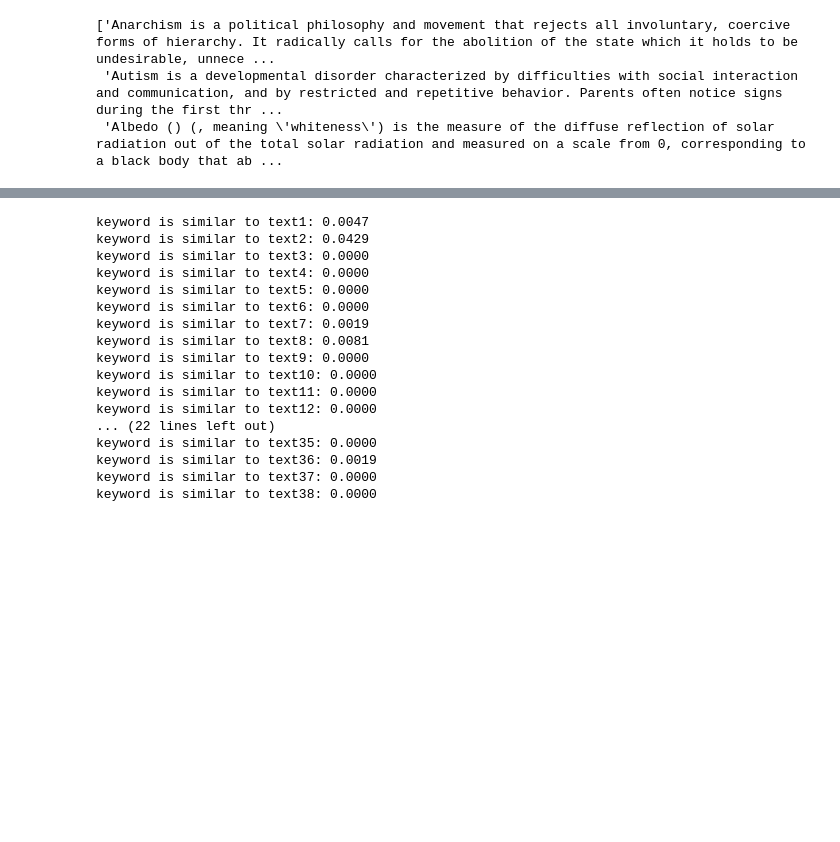
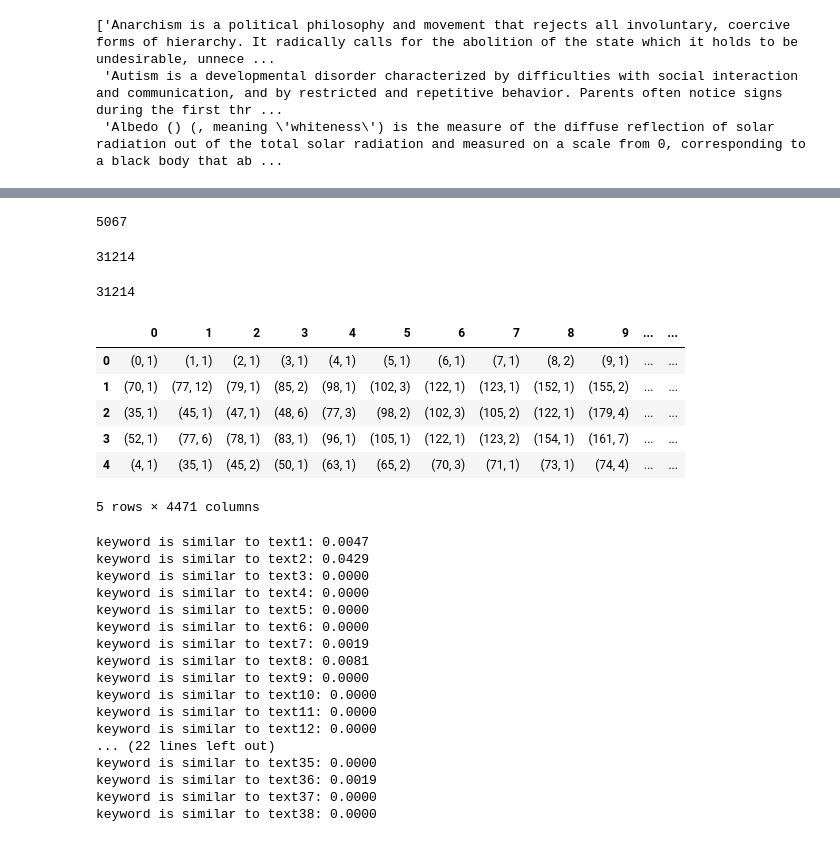
Before and after one commit to candicenanako/ANLY502_Final, a Jupyter notebook: Similarity.ipynb, the cells around one changed output, grey strips where cells are left out. Drawn from its saved outputs; the diff is of its cells as text; code cells hidden in the pictures; blank space fills up the shorter version.

Commit message:
with bow table

```diff
--- a/Similarity.ipynb
+++ b/Similarity.ipynb
@@ -61,5 +59,9 @@ unable to import 'smart_open.gcs', disabling that module
 # %%
 pages3 = [d.split() for d in pages2]
+# %%
+len(pages3[0])
+# %% [output]
+5067
 # %%
 keyword = "human behavior"
 dictionary = corpora.Dictionary(pages3)
@@ -67,3 +69,25 @@ corpus = [dictionary.doc2bow(text) for text in pages3]
 tfidf = models.TfidfModel(corpus)
 feature_count = len(dictionary.token2id)
 kw_vector = dictionary.doc2bow(keyword.split())
+# %%
+len(dictionary)
+# %% [output]
+31214
+# %%
+len(dictionary.token2id)
+# %% [output]
+31214
+# %%
+import pandas as pd
+import pyspark.sql.functions as func
+
+mydf = pd.DataFrame(corpus)
+mydf.head()
+# %% [output]
+|  | 0 | 1 | 2 | 3 | 4 | 5 | 6 | 7 | 8 | 9 | ... | ... |
+| 0 | (0, 1) | (1, 1) | (2, 1) | (3, 1) | (4, 1) | (5, 1) | (6, 1) | (7, 1) | (8, 2) | (9, 1) | ... | ... |
+| 1 | (70, 1) | (77, 12) | (79, 1) | (85, 2) | (98, 1) | (102, 3) | (122, 1) | (123, 1) | (152, 1) | (155, 2) | ... | ... |
+| 2 | (35, 1) | (45, 1) | (47, 1) | (48, 6) | (77, 3) | (98, 2) | (102, 3) | (105, 2) | (122, 1) | (179, 4) | ... | ... |
+| 3 | (52, 1) | (77, 6) | (78, 1) | (83, 1) | (96, 1) | (105, 1) | (122, 1) | (123, 2) | (154, 1) | (161, 7) | ... | ... |
+| 4 | (4, 1) | (35, 1) | (45, 2) | (50, 1) | (63, 1) | (65, 2) | (70, 3) | (71, 1) | (73, 1) | (74, 4) | ... | ... |
+5 rows × 4471 columns
```
Also changed, not shown: parts of 5 cells of this notebook.
